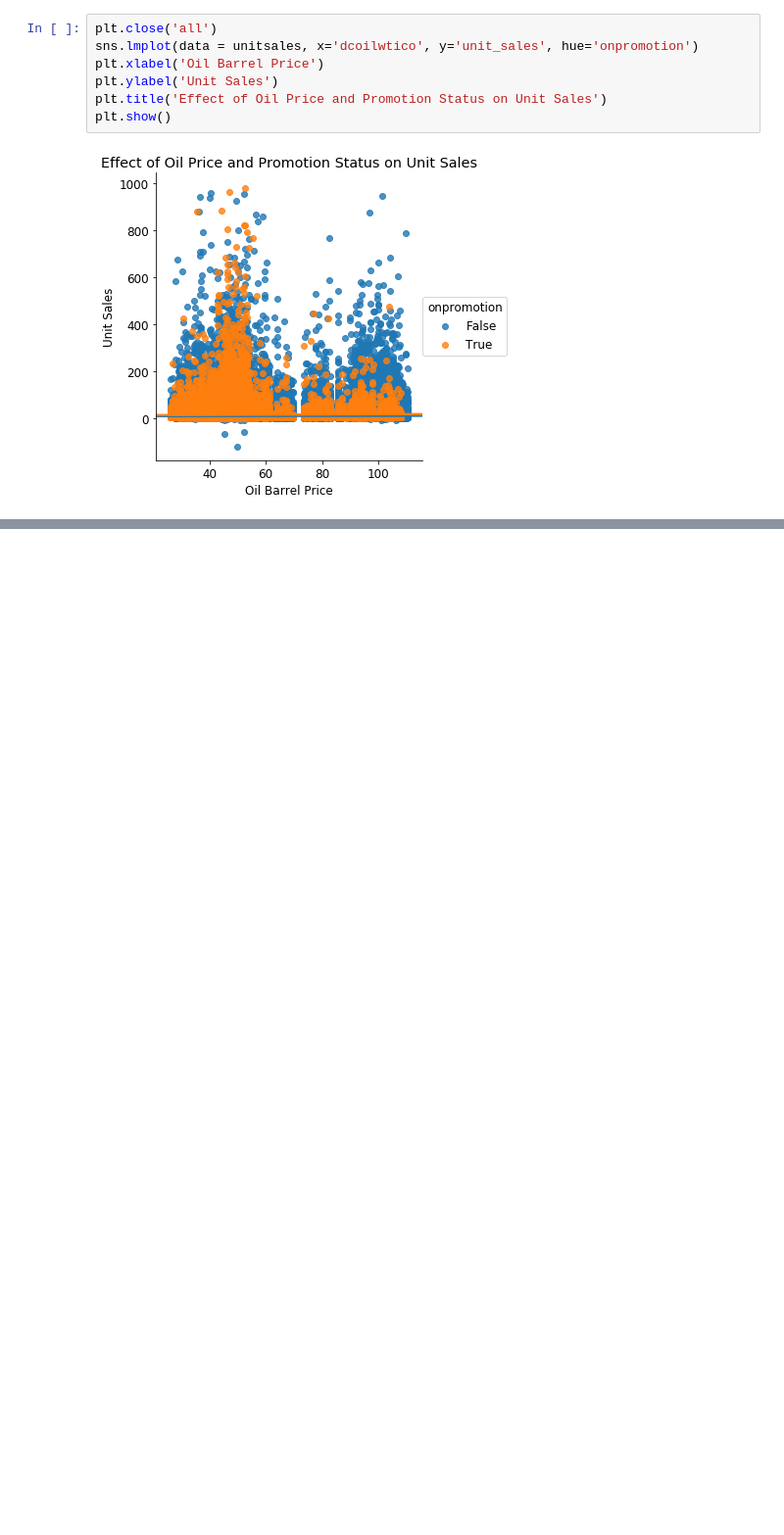
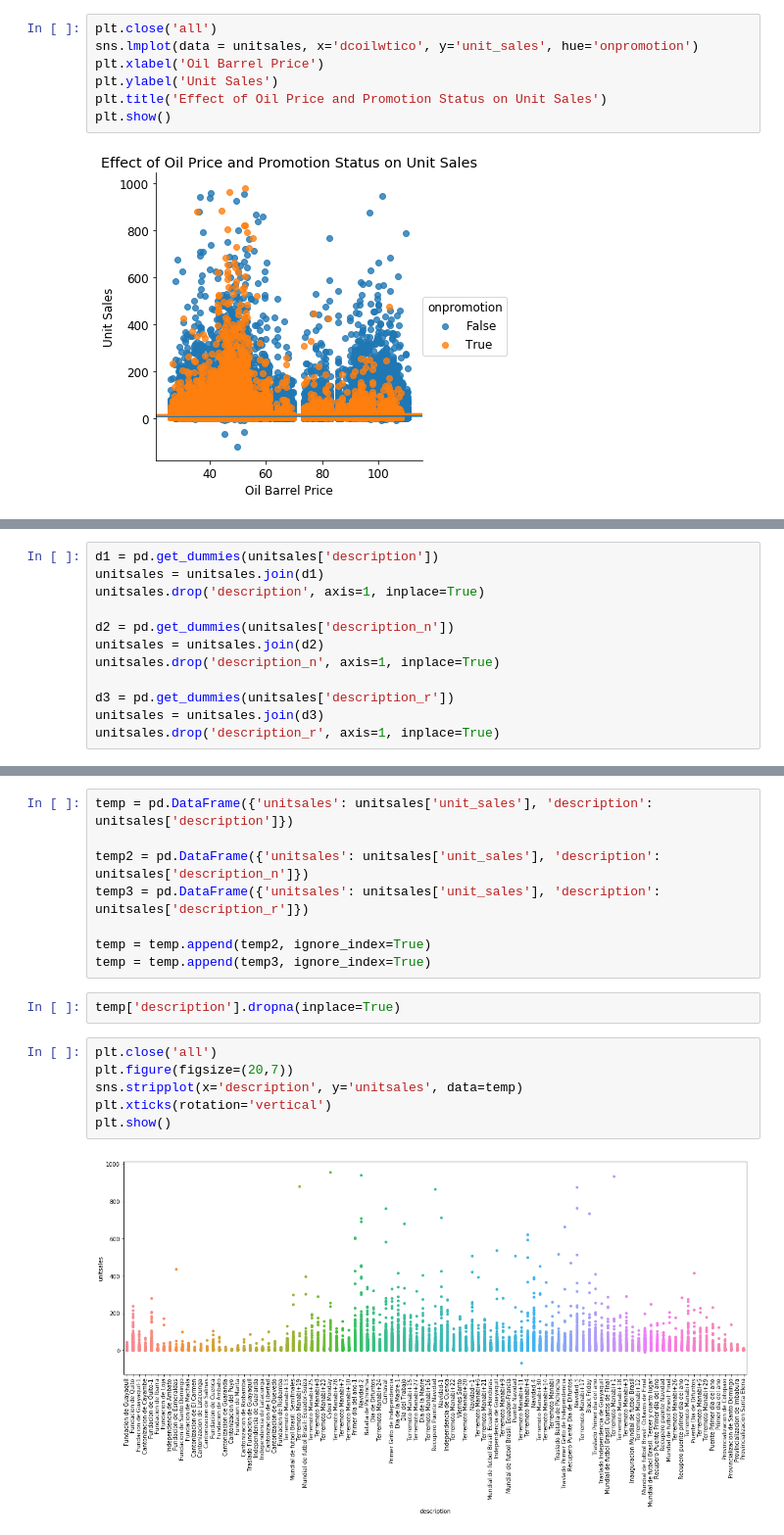
Before and after one commit to erstrong/FavoritaGrocery, a Jupyter notebook: Part2-EDA/Exploratory Data Analysis.ipynb, the cells around one changed output, grey strips where cells are left out. Shown at 98% size. Saved outputs shown, nothing was run; the diff lists cells and outputs as text; blank space fills up the shorter version.

```diff
--- a/Part2-EDA/Exploratory Data Analysis.ipynb
+++ b/Part2-EDA/Exploratory Data Analysis.ipynb
@@ -858,0 +873,12 @@ plt.show()
+# %%
+d1 = pd.get_dummies(unitsales['description'])
+unitsales = unitsales.join(d1)
+unitsales.drop('description', axis=1, inplace=True)
+
+d2 = pd.get_dummies(unitsales['description_n'])
+unitsales = unitsales.join(d2)
+unitsales.drop('description_n', axis=1, inplace=True)
+
+d3 = pd.get_dummies(unitsales['description_r'])
+unitsales = unitsales.join(d3)
+unitsales.drop('description_r', axis=1, inplace=True)
@@ -858,0 +905,18 @@ plt.show()
+# %%
+temp = pd.DataFrame({'unitsales': unitsales['unit_sales'], 'description': unitsales['description']})
+
+temp2 = pd.DataFrame({'unitsales': unitsales['unit_sales'], 'description': unitsales['description_n']})
+temp3 = pd.DataFrame({'unitsales': unitsales['unit_sales'], 'description': unitsales['description_r']})
+
+temp = temp.append(temp2, ignore_index=True)
+temp = temp.append(temp3, ignore_index=True)
+# %%
+temp['description'].dropna(inplace=True)
+# %%
+plt.close('all')
+plt.figure(figsize=(20,7))
+sns.stripplot(x='description', y='unitsales', data=temp)
+plt.xticks(rotation='vertical')
+plt.show()
+# %% [output]
+[figure, added]
```
Also changed, not shown: parts of 24 cells of this notebook, 2 other files.
